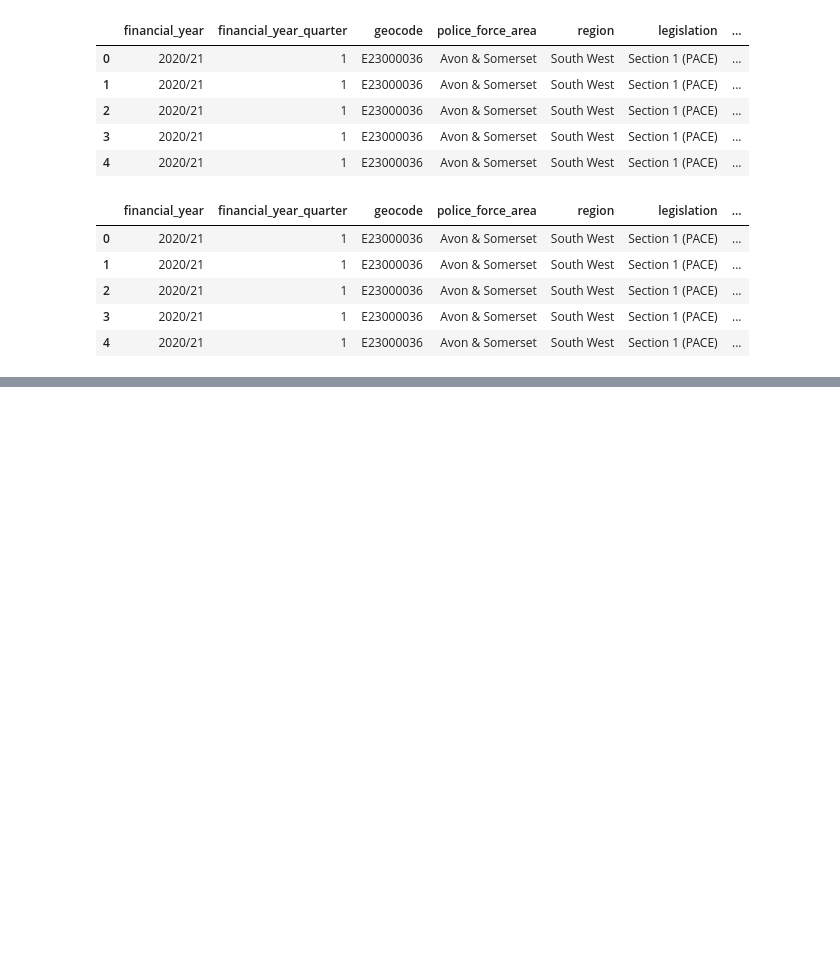
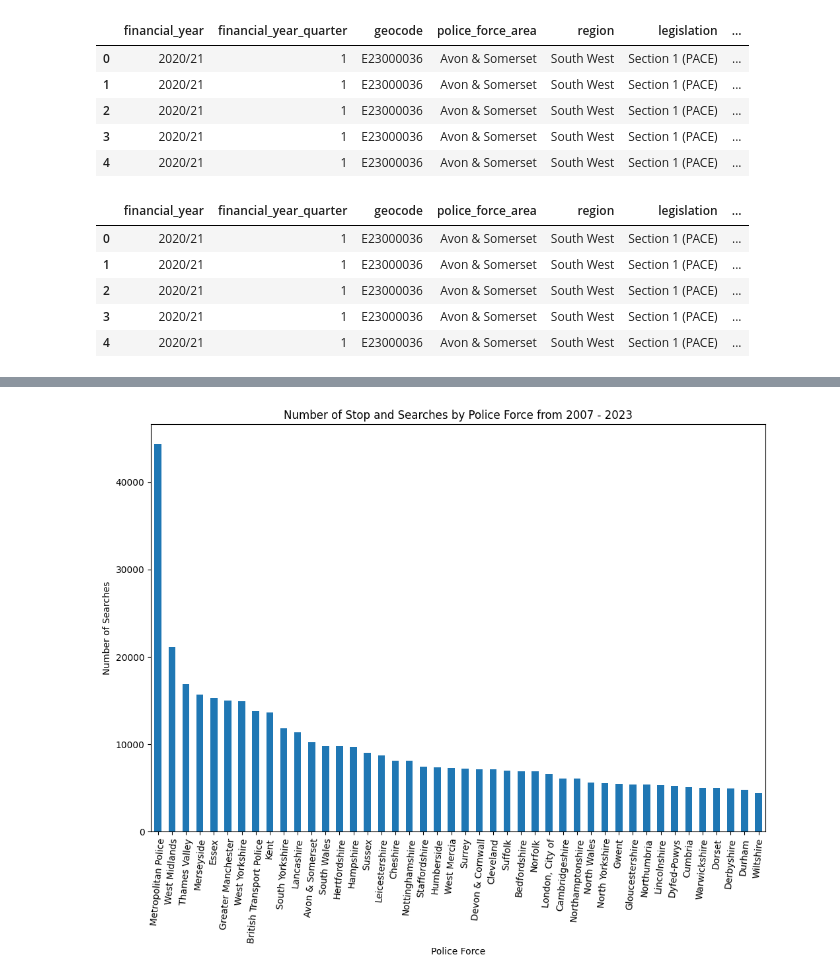
Before and after one commit to elliecheshire/Stop_and_Search, a Jupyter notebook: Stop_Search_analysis.ipynb, the cells around one changed output, grey strips where cells are left out. Saved outputs shown, nothing was run; the diff lists cells and outputs as text; code cells hidden in the pictures; blank space fills up the shorter version.

Commit message:
Create a bar chart of number of stops conducted by each Police Force

```diff
--- a/Stop_Search_analysis.ipynb
+++ b/Stop_Search_analysis.ipynb
@@ -44,7 +44,7 @@ data07_20.rename(columns = {'Force Name': 'police_force_area'}, inplace=True)
 data07_20['police_force_area'] = data07_20['police_force_area'].str.replace('and', '&')
 # change back place names containing 'and' (e.g. Midlands and Cleaveland)
 data07_20['police_force_area'] = data07_20['police_force_area'].str.replace('West Midl&s', 'West Midlands')
-data07_20['police_force_area'] = data07_20['police_force_area'].str.replace('Cleavel&', 'Cleaveland')
+data07_20['police_force_area'] = data07_20['police_force_area'].str.replace('Clevel&', 'Cleveland')
 
 # change name of region column
 data07_20.rename(columns = {'Region': 'region'}, inplace=True)
@@ -87,3 +87,17 @@ combined_data.head()
 | 2 | Asian or Asian British | South West | E23000036 | 2006/07 | Section 1 (PACE) | Criminal Damage | 0 | ... |
 | 3 | Asian or Asian British | South West | E23000036 | 2006/07 | Section 1 (PACE) | Criminal Damage | 0 | ... |
 | 4 | Black or Black British | South West | E23000036 | 2006/07 | Section 1 (PACE) | Criminal Damage | 0 | ... |
+# %%
+# Number of searches by each force over the 2007 - 2023 period
+import matplotlib.pyplot as plt
+
+# plot a bar chart of police force by number of searches
+force_name_counts = combined_data['police_force_area'].value_counts()
+force_name_counts.plot(kind = 'bar', width=0.5, figsize = (12,8))
+plt.title('Number of Stop and Searches by Police Force from 2007 - 2023')
+plt.xlabel('Police Force')
+plt.xticks(rotation = 85)
+plt.ylabel('Number of Searches')
+plt.show()
+# %% [output]
+[figure, added]
```
